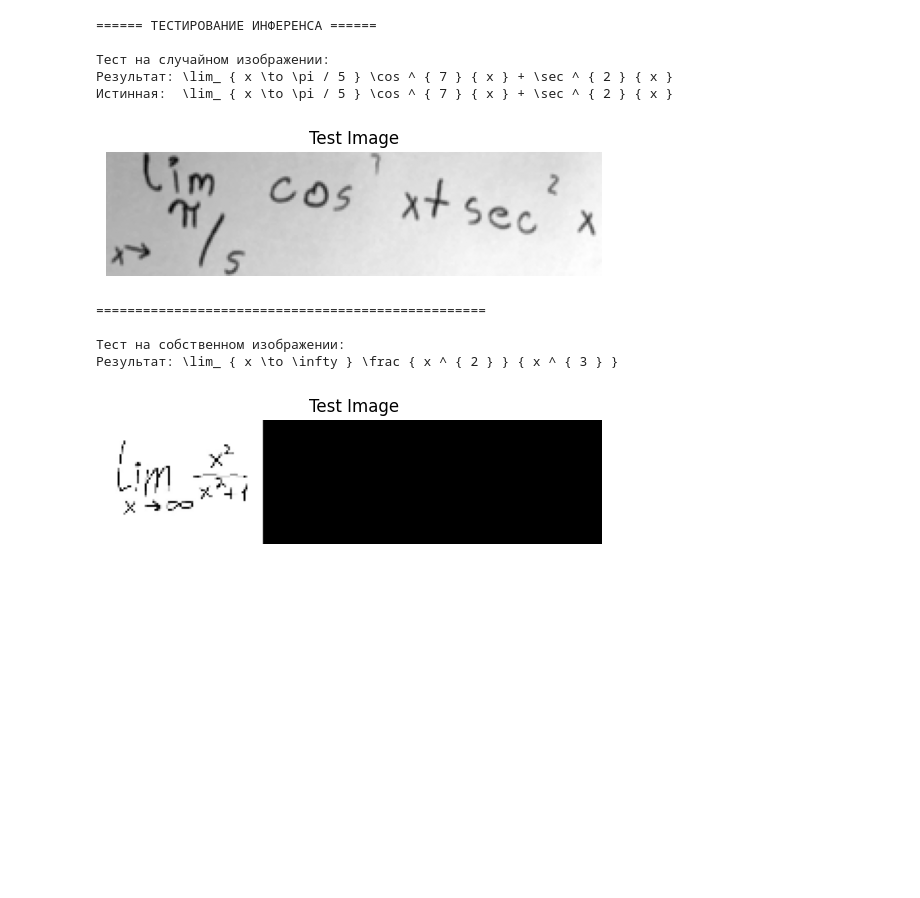
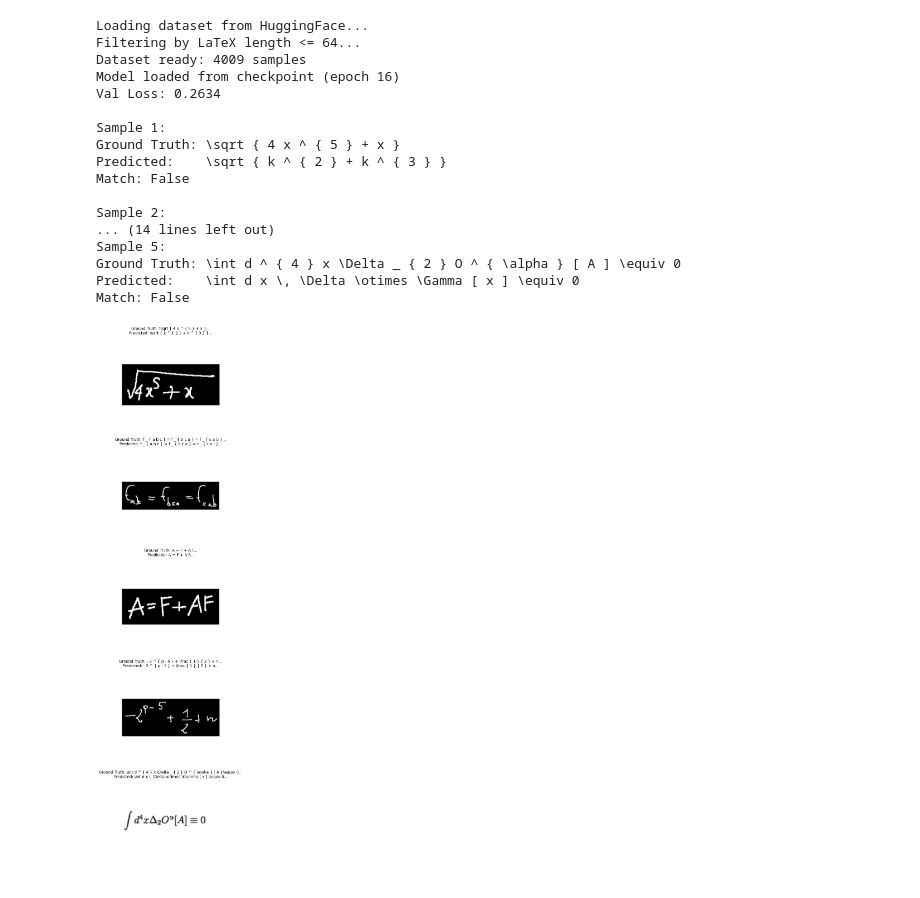
Before and after one commit to IvanKaruzin/math2latex, a Jupyter notebook: math2latex.ipynb, the cells around one changed output. Cells and saved outputs as stored; diff of their text form; code cells hidden in the pictures; blank space fills up the shorter version.

```diff
--- a/math2latex.ipynb
+++ b/math2latex.ipynb
@@ -205,7 +205,7 @@ def get_dataloaders(
         images_dir=images_dir,
         vocab=vocab,
         cache_dir=cache_dir,
-        split='train[:1%]',
+        split='train[:5%]',
         max_latex_len=max_latex_len
     )
 
@@ -663,36 +727,8 @@ def test_inference(model, vocab, device="cuda", model_path=None, test_image_path
-# %%
-print("====== ТЕСТИРОВАНИЕ ИНФЕРЕНСА ======")
-
-
-print("\nТест на случайном изображении:")
-result = test_inference(
-    model=model,
-    vocab=vocab,
-    device=device,
-    model_path="models/model_epoch13.pth"
-)
-
-
-print("\n" + "="*50)
-
-print("\nТест на собственном изображении:")
-
-result = test_inference(
-     model=model,
-     vocab=vocab,
-     device=device,
-     model_path="models/model_epoch13.pth",
-     test_image_path="test_images/limit_image.jpg"
- )
-# %% [output]
-====== ТЕСТИРОВАНИЕ ИНФЕРЕНСА ======
-
-Тест на случайном изображении:
-Результат: \lim_ { x \to \pi / 5 } \cos ^ { 7 } { x } + \sec ^ { 2 } { x }
-Истинная:  \lim_ { x \to \pi / 5 } \cos ^ { 7 } { x } + \sec ^ { 2 } { x }
-[figure, removed]
-==================================================
-
-Тест на собственном изображении:
-Результат: \lim_ { x \to \infty } \frac { x ^ { 2 } } { x ^ { 3 } }
-[figure, removed]
+# %%
+import random
+
+def denormalize_image(tensor, mean=[0.485, 0.456, 0.406], std=[0.229, 0.224, 0.225]):
+    tensor = tensor.clone()
+    for t, m, s in zip(tensor, mean, std):
+        t.mul_(s).add_(m)
+    return torch.clamp(tensor, 0, 1)
@@ -698,0 +795,21 @@ result = test_inference(
+# %%
+test_inference()
+# %% [output]
+Loading dataset from HuggingFace...
+Filtering by LaTeX length <= 64...
+Dataset ready: 4009 samples
+Model loaded from checkpoint (epoch 16)
+Val Loss: 0.2634
+
+Sample 1:
+Ground Truth: \sqrt { 4 x ^ { 5 } + x }
+Predicted:    \sqrt { k ^ { 2 } + k ^ { 3 } }
+Match: False
+
+Sample 2:
+... (14 lines left out)
+Sample 5:
+Ground Truth: \int d ^ { 4 } x \Delta _ { 2 } O ^ { \alpha } [ A ] \equiv 0
+Predicted:    \int d x \, \Delta \otimes \Gamma [ x ] \equiv 0
+Match: False
+[figure, added]
```
Also changed, not shown: parts of 7 cells of this notebook.
